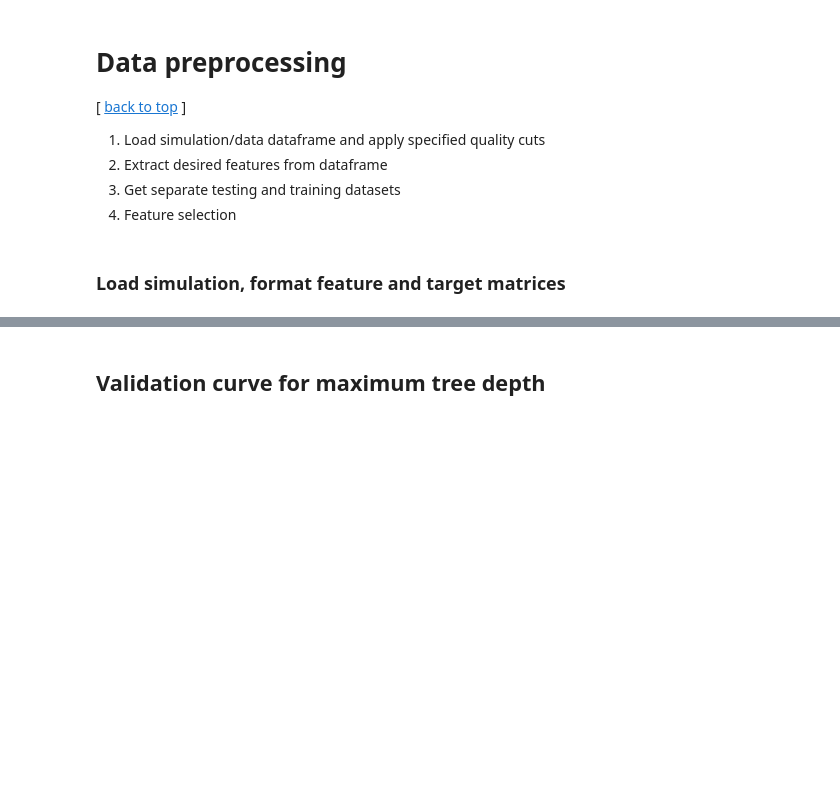
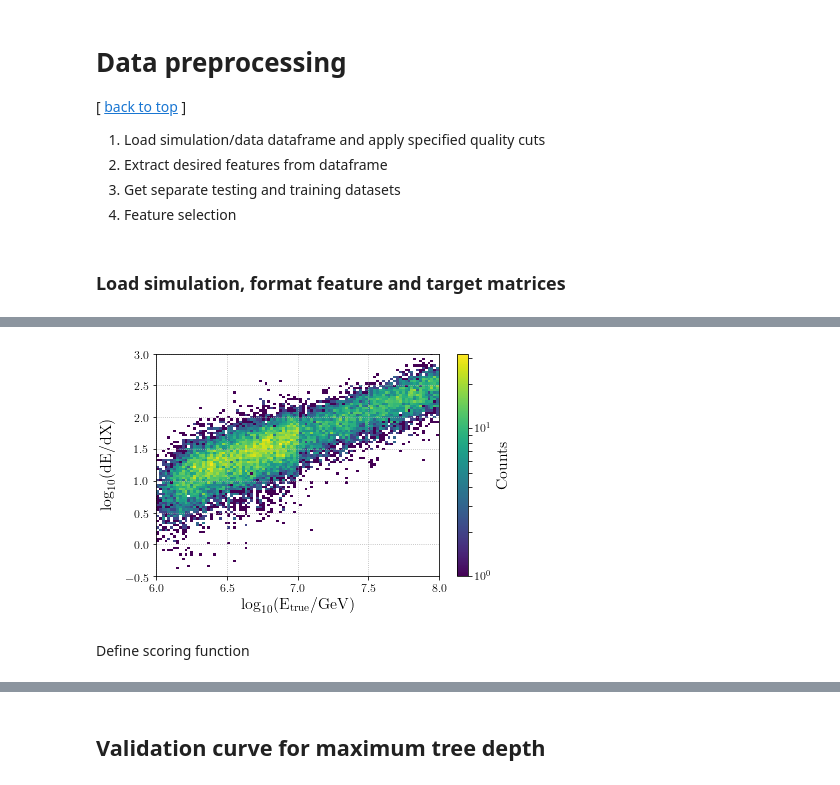
Before and after one commit to jrbourbeau/cr-composition, a Jupyter notebook: notebooks/energy-reco.ipynb, the cells around one changed output, grey strips where cells are left out. Drawn from its saved outputs; the diff is of its cells as text; code cells hidden in the pictures; blank space fills up the shorter version.

```diff
--- a/notebooks/energy-reco.ipynb
+++ b/notebooks/energy-reco.ipynb
@@ -104,0 +118,25 @@ sim_train.X.shape
+# %%
+h, xedges, yedges  = np.histogram2d(df_sim_test['MC_log_energy'], df_sim_test['log_dEdX'],
+                                    bins=[np.linspace(6.0, 8.0, 100), np.linspace(-0.5, 3, 100)])
+
+extent = [xedges[0], xedges[-1], yedges[0], yedges[-1]]
+h = np.rot90(h)
+h = np.flipud(h)
+# %%
+fig, ax = plt.subplots()
+plt.imshow(h, extent=extent, norm=LogNorm(), origin='lower', interpolation='none', aspect='auto')
+# ax.set_xlim([6.4, 8.0])
+# ax.set_ylim([6.4, 8.0])
+ax.set_xlabel('$\mathrm{\log_{10}(E_{true}/GeV)}$')
+ax.set_ylabel('$\mathrm{\log_{10}(dE/dX)}$')
+ax.grid()
+plt.colorbar(label='Counts')
+# true_vs_reco_energy_outfile = os.path.join(comp.paths.figures_dir, 'energy_reco',
+#                                          'MC_vs_reco_energy.png')
+# comp.check_output_dir(true_vs_reco_energy_outfile)
+# plt.savefig(true_vs_reco_energy_outfile)
+plt.show()
+# %% [output]
+[figure, added]
+# %% [markdown]
+Define scoring function
```
Also changed, not shown: parts of 30 cells of this notebook, 19 other files.
